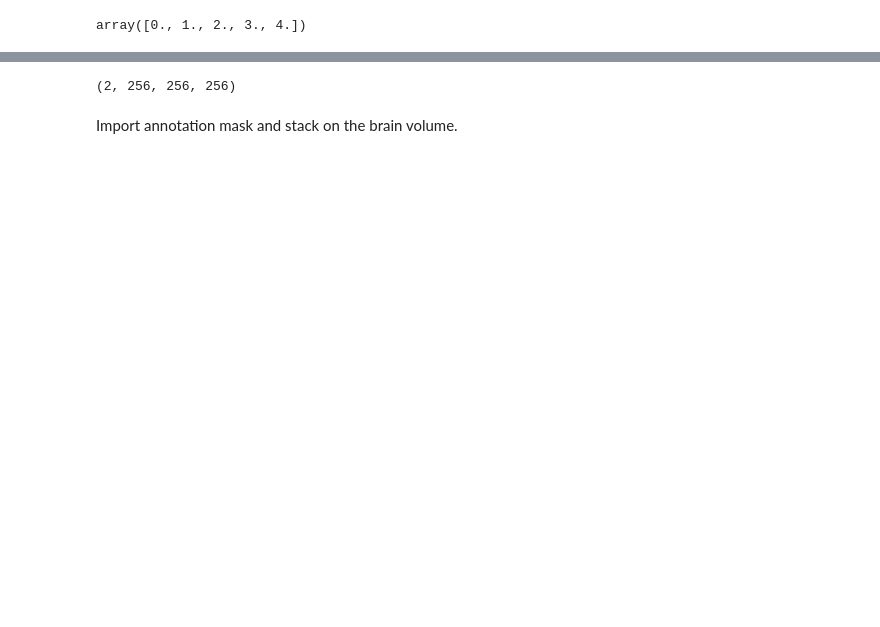
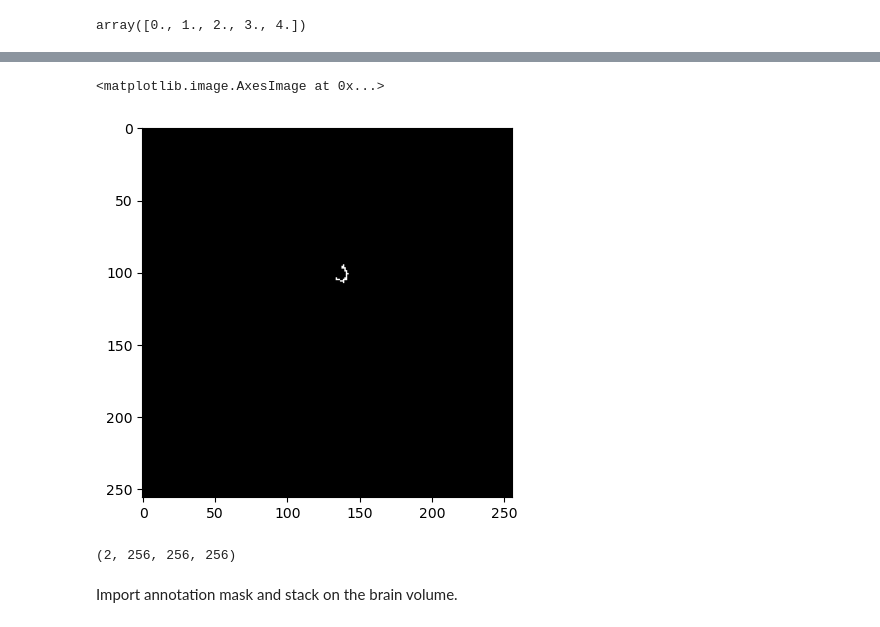
Before and after one commit to b-parker/CNL_scalpel, a Jupyter notebook: scripts/volume_scratch.ipynb, the cells around one changed output, grey strips where cells are left out. Saved outputs shown, nothing was run; the diff lists cells and outputs as text; code cells hidden in the pictures; blank space fills up the shorter version.

```diff
--- a/scripts/volume_scratch.ipynb
+++ b/scripts/volume_scratch.ipynb
@@ -30,3 +24,8 @@ annot.shape
+# %%
+plt.imshow(annot[:,:,100].T, cmap='gray')
+# %% [output]
+<matplotlib.image.AxesImage at 0x...>
+[figure, added]
 # %%
 stacked = np.stack([bdata, annot])
 stacked.shape
```
Also changed, not shown: parts of 5 cells of this notebook.
